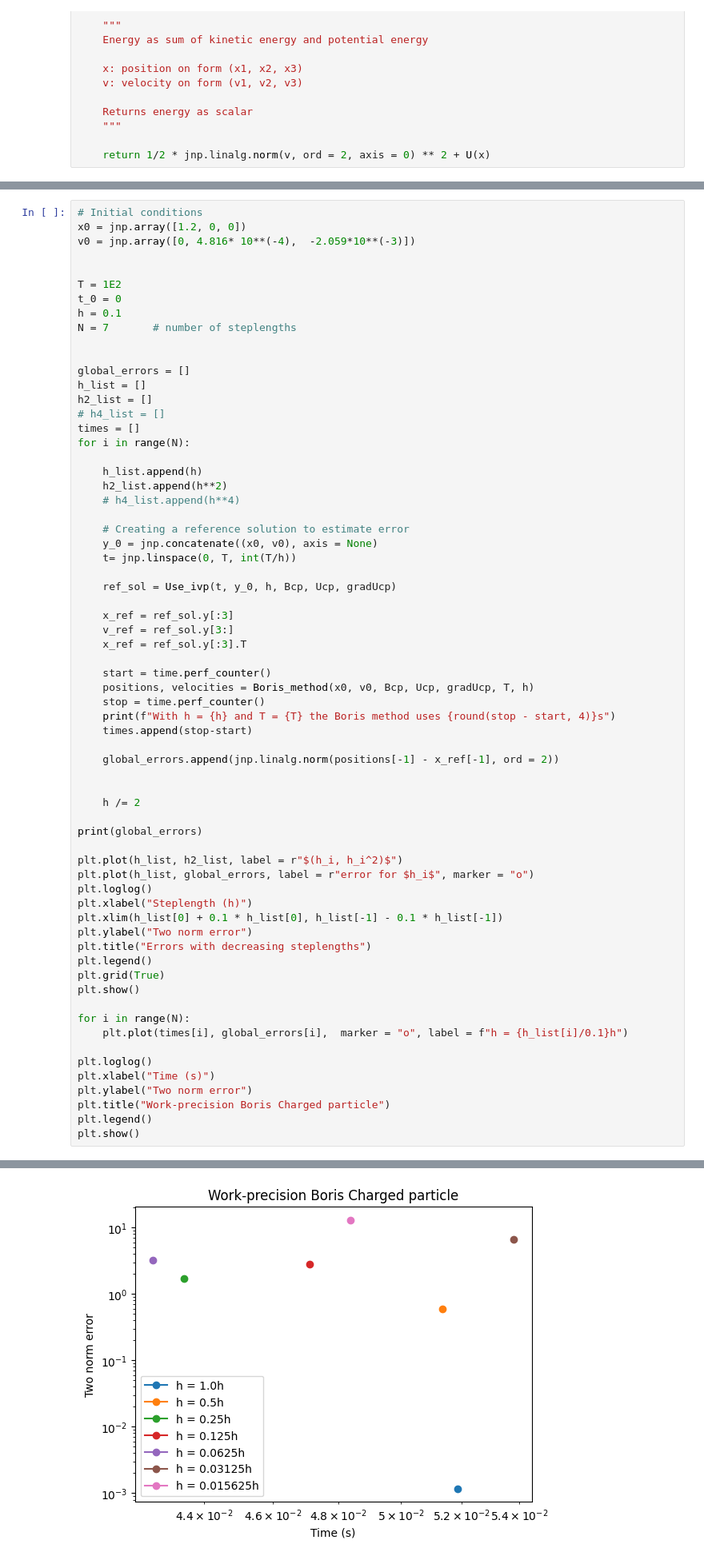
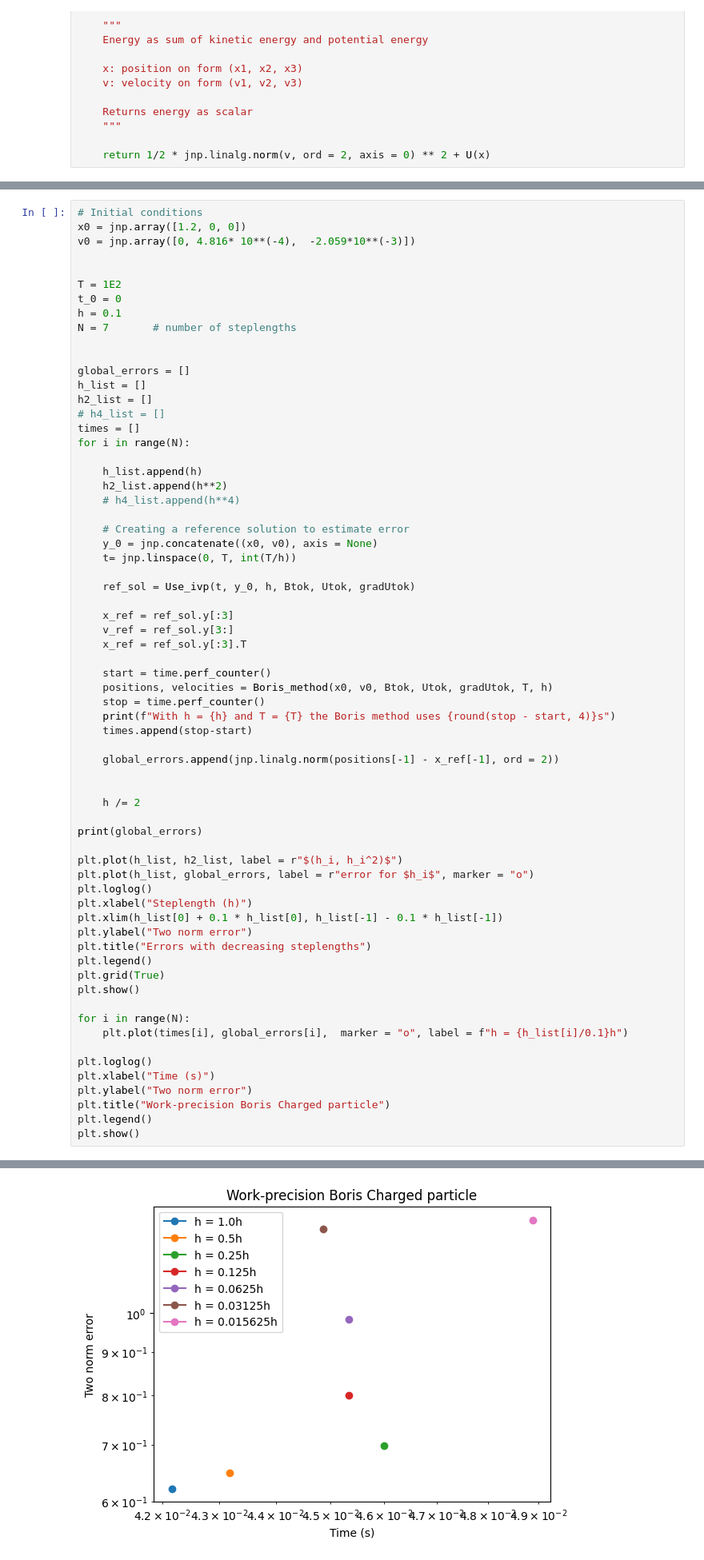
Before and after one commit to vemundsw/Project-2-TMA4215, a Jupyter notebook: Herman.ipynb, the cells around one changed output, grey strips where cells are left out. Shown at 80% size. Cells and saved outputs as stored; diff of their text form.

```diff
--- a/Herman.ipynb
+++ b/Herman.ipynb
@@ -504,14 +504,14 @@ for i in range(N):
     y_0 = jnp.concatenate((x0, v0), axis = None)
     t= jnp.linspace(0, T, int(T/h))
 
-    ref_sol = Use_ivp(t, y_0, h, Bcp, Ucp, gradUcp)
+    ref_sol = Use_ivp(t, y_0, h, Btok, Utok, gradUtok)
 
     x_ref = ref_sol.y[:3]
     v_ref = ref_sol.y[3:]
     x_ref = ref_sol.y[:3].T
 
     start = time.perf_counter()
-    positions, velocities = Boris_method(x0, v0, Bcp, Ucp, gradUcp, T, h)
+    positions, velocities = Boris_method(x0, v0, Btok, Utok, gradUtok, T, h)
     stop = time.perf_counter()
     print(f"With h = {h} and T = {T} the Boris method uses {round(stop - start, 4)}s")
     times.append(stop-start)
@@ -556 +556 @@ With h = 0.0015625 and T = 100.0 the Boris method uses 0.0484s
-[figure, old version]
+[figure, new version]
```
Also changed, not shown: parts of 2 cells of this notebook, 2 other files.
